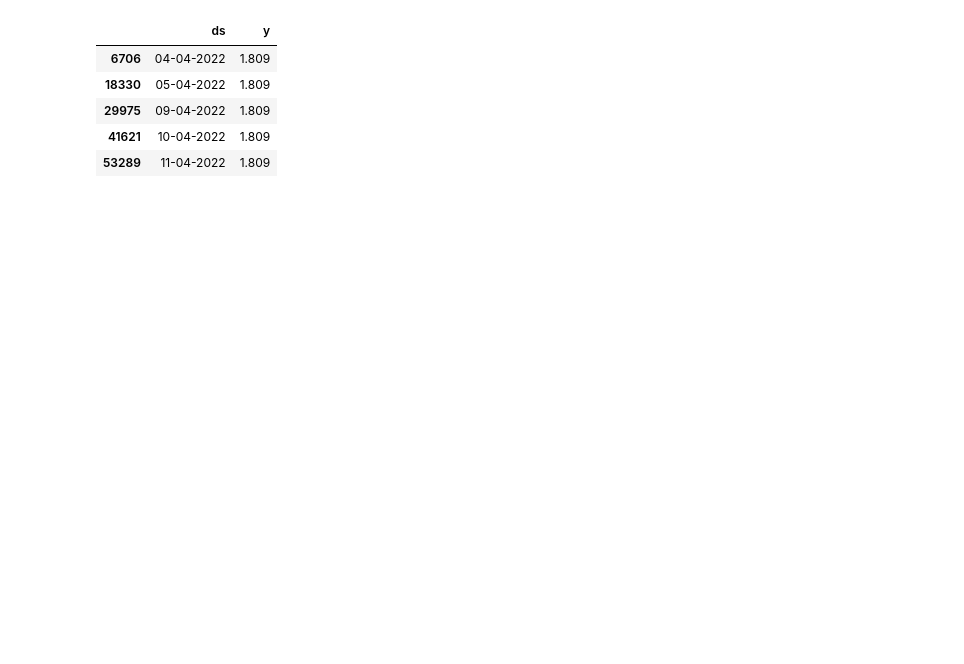
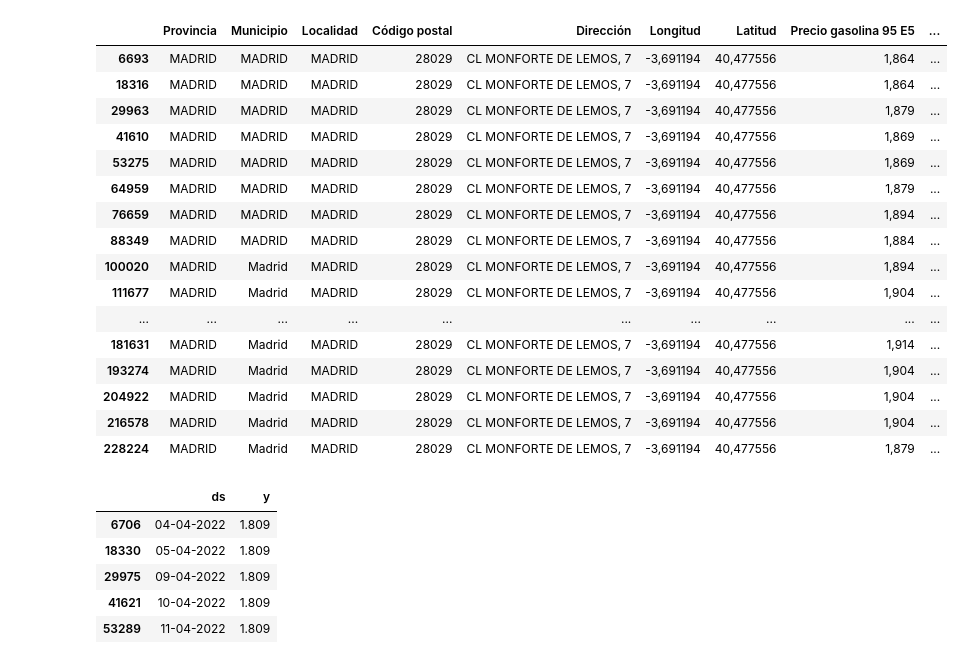
Before and after one commit to abarrasa/Final-Project, a Jupyter notebook: Prophet.ipynb, the cells around one changed output. Drawn from its saved outputs; the diff is of its cells as text; code cells hidden in the pictures; blank space fills up the shorter version.

```diff
--- a/Prophet.ipynb
+++ b/Prophet.ipynb
@@ -79 +57,25 @@ for i in direccion_gasolineras:
+# %%
+df_predicción=[]
+direccion_gasolineras=list(price_head['Dirección'].unique())
+for i in direccion_gasolineras:
+    df_predicción.append(df_acum[df_acum.Dirección.isin([i])])
+df_predicción[0]
+# %% [output]
+|  | Provincia | Municipio | Localidad | Código postal | Dirección | Longitud | Latitud | Precio gasolina 95 E5 | ... |
+| 6693 | MADRID | MADRID | MADRID | 28029 | CL MONFORTE DE LEMOS, 7 | -3,691194 | 40,477556 | 1,864 | ... |
+| 18316 | MADRID | MADRID | MADRID | 28029 | CL MONFORTE DE LEMOS, 7 | -3,691194 | 40,477556 | 1,864 | ... |
+| 29963 | MADRID | MADRID | MADRID | 28029 | CL MONFORTE DE LEMOS, 7 | -3,691194 | 40,477556 | 1,879 | ... |
+| 41610 | MADRID | MADRID | MADRID | 28029 | CL MONFORTE DE LEMOS, 7 | -3,691194 | 40,477556 | 1,869 | ... |
+| 53275 | MADRID | MADRID | MADRID | 28029 | CL MONFORTE DE LEMOS, 7 | -3,691194 | 40,477556 | 1,869 | ... |
+| 64959 | MADRID | MADRID | MADRID | 28029 | CL MONFORTE DE LEMOS, 7 | -3,691194 | 40,477556 | 1,879 | ... |
+| 76659 | MADRID | MADRID | MADRID | 28029 | CL MONFORTE DE LEMOS, 7 | -3,691194 | 40,477556 | 1,894 | ... |
+| 88349 | MADRID | MADRID | MADRID | 28029 | CL MONFORTE DE LEMOS, 7 | -3,691194 | 40,477556 | 1,884 | ... |
+| 100020 | MADRID | Madrid | MADRID | 28029 | CL MONFORTE DE LEMOS, 7 | -3,691194 | 40,477556 | 1,894 | ... |
+| 111677 | MADRID | Madrid | MADRID | 28029 | CL MONFORTE DE LEMOS, 7 | -3,691194 | 40,477556 | 1,904 | ... |
+| ... | ... | ... | ... | ... | ... | ... | ... | ... | ... |
+| 181631 | MADRID | Madrid | MADRID | 28029 | CL MONFORTE DE LEMOS, 7 | -3,691194 | 40,477556 | 1,914 | ... |
+| 193274 | MADRID | Madrid | MADRID | 28029 | CL MONFORTE DE LEMOS, 7 | -3,691194 | 40,477556 | 1,904 | ... |
+| 204922 | MADRID | Madrid | MADRID | 28029 | CL MONFORTE DE LEMOS, 7 | -3,691194 | 40,477556 | 1,904 | ... |
+| 216578 | MADRID | Madrid | MADRID | 28029 | CL MONFORTE DE LEMOS, 7 | -3,691194 | 40,477556 | 1,904 | ... |
+| 228224 | MADRID | Madrid | MADRID | 28029 | CL MONFORTE DE LEMOS, 7 | -3,691194 | 40,477556 | 1,879 | ... |
 # %%
```
Also changed, not shown: parts of 15 cells of this notebook, 9 other files.
